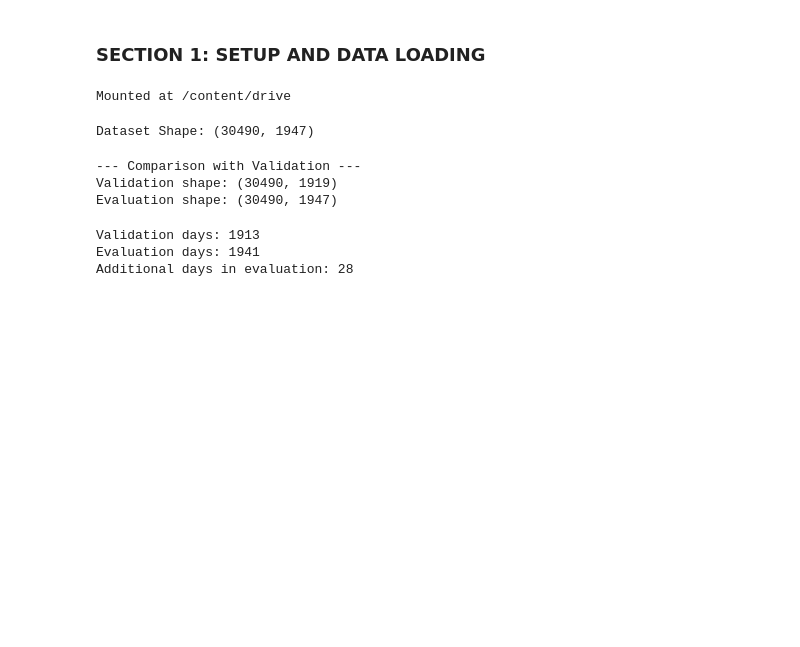
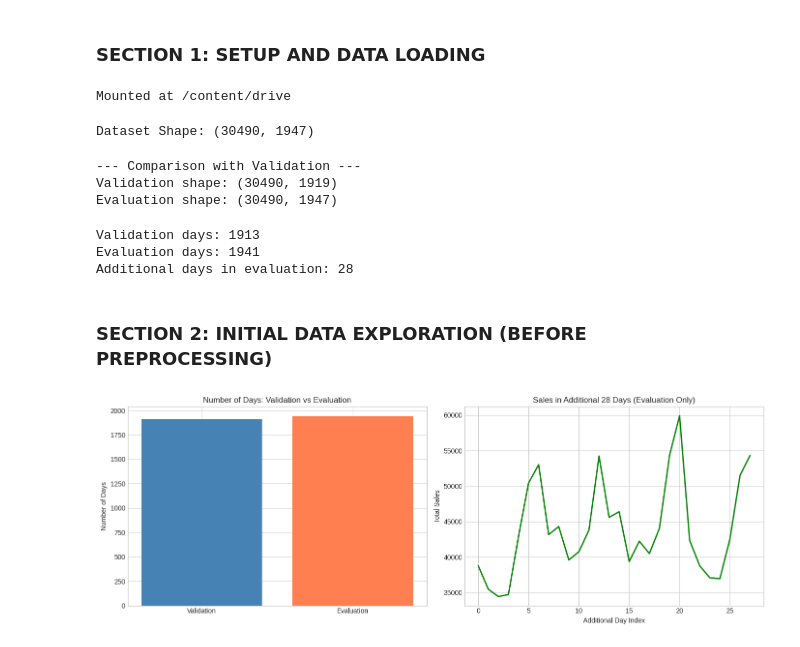
Before and after one commit to SithmiDesilva/Hallucination-Aware-AI-Framework-for-Trustworthy-Supply-Chain-Decision-Intelligence.-, a Jupyter notebook: M5_Forecasting_Sales_Train_Evaluation.ipynb, the cells around one changed output. Saved outputs shown, nothing was run; the diff lists cells and outputs as text; code cells hidden in the pictures; blank space fills up the shorter version.

Commit message:
Data exploration before pre-processing the sales evaluation dataset

```diff
--- a/M5_Forecasting_Sales_Train_Evaluation.ipynb
+++ b/M5_Forecasting_Sales_Train_Evaluation.ipynb
@@ -53,3 +53,29 @@ print(f"Additional days in evaluation: {len(eval_day_cols) - len(val_day_cols)}"
 Validation days: 1913
 Evaluation days: 1941
 Additional days in evaluation: 28
+# %% [markdown]
+### SECTION 2: INITIAL DATA EXPLORATION (BEFORE PREPROCESSING)
+# %%
+# Visualize the additional days
+fig, axes = plt.subplots(1, 2, figsize=(14, 5))
+
+# Compare number of days
+axes[0].bar(['Validation', 'Evaluation'], [len(val_day_cols), len(eval_day_cols)],
+            color=['steelblue', 'coral'])
+axes[0].set_ylabel('Number of Days')
+axes[0].set_title('Number of Days: Validation vs Evaluation')
+
+# Show the additional 28 days
+additional_days = eval_day_cols[len(val_day_cols):]
+sales_eval_additional = sales_eval[additional_days].sum()
+axes[1].plot(range(len(sales_eval_additional)), sales_eval_additional.values,
+             color='green', linewidth=2)
+axes[1].set_xlabel('Additional Day Index')
+axes[1].set_ylabel('Total Sales')
+axes[1].set_title('Sales in Additional 28 Days (Evaluation Only)')
+
+plt.tight_layout()
+plt.savefig('sales_eval_comparison.png', dpi=150, bbox_inches='tight')
+plt.show()
+# %% [output]
+[figure, added]
```
